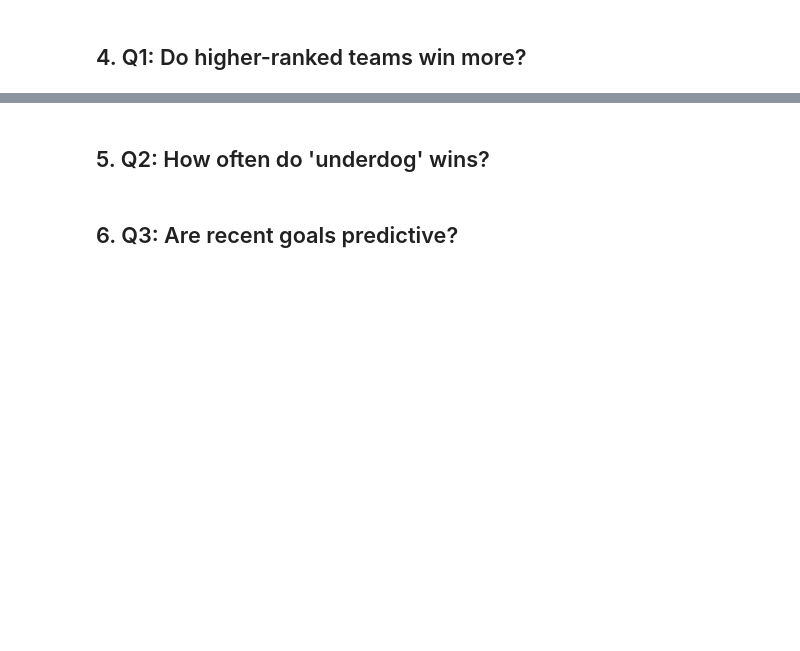
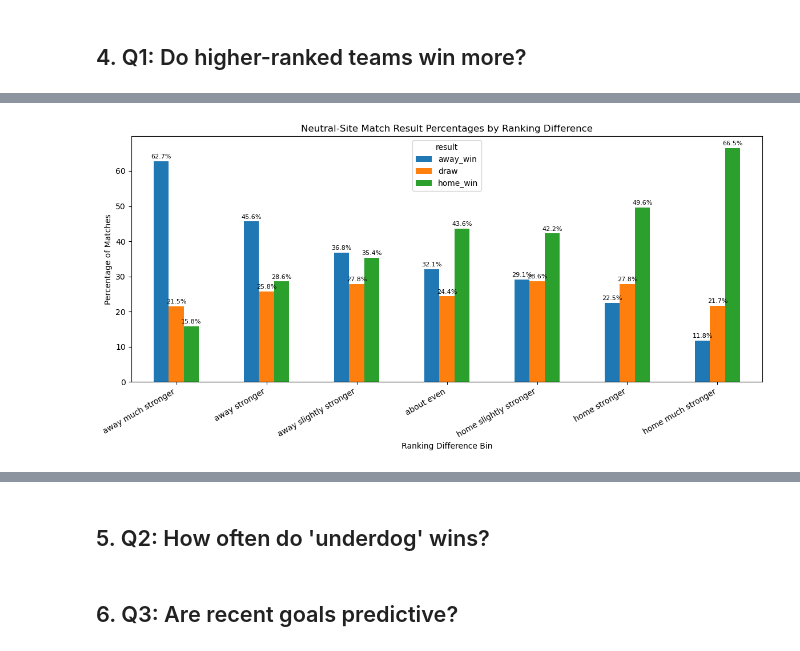
Before and after one commit to Alejandromarchesini12/fifa-worldcup-ml-simulation, a Jupyter notebook: notebooks/Phase2_Exploratory_Data_Analysis.ipynb, the cells around one changed output, grey strips where cells are left out. Drawn from its saved outputs; the diff is of its cells as text; code cells hidden in the pictures; blank space fills up the shorter version.

```diff
--- a/notebooks/Phase2_Exploratory_Data_Analysis.ipynb
+++ b/notebooks/Phase2_Exploratory_Data_Analysis.ipynb
@@ -119,0 +239,24 @@ display (data[[
+# %%
+# Repeating same logic as above for the neutral matches only
+neutral_only['rank_diff_bin'] = pd.cut(
+    neutral_only['rank_diff'],
+    bins=bins,
+    labels=labels,
+    include_lowest=True
+)
+
+neutral_q1_long = (
+    neutral_only.groupby("rank_diff_bin", observed=False)["result"]
+    .value_counts(normalize=True)
+    .rename("pct(%)") # Percentage of each result within each rank_diff_bin
+    .mul(100)
+    .reset_index()
+)
+
+neutral_q1_table = (
+    neutral_q1_long
+    .pivot(index="rank_diff_bin", columns="result", values="pct(%)")
+    .fillna(0) # Fill NaN values with 0
+)
+
+display(neutral_q1_table.round(2))
@@ -119,0 +287,20 @@ display (data[[
+# %%
+# plotting the neutral matches only
+ax = neutral_q1_table.plot(kind="bar", figsize=(12, 6))
+
+plt.title("Neutral-Site Match Result Percentages by Ranking Difference")
+plt.xlabel("Ranking Difference Bin")
+plt.ylabel("Percentage of Matches")
+plt.xticks(rotation=30, ha="right")
+
+for container in ax.containers:
+    labels_for_bars = [
+        f"{bar.get_height():.1f}%" if bar.get_height() > 0 else ""
+        for bar in container
+    ]
+    ax.bar_label(container, labels=labels_for_bars, padding=2, fontsize=8)
+
+plt.tight_layout()
+plt.show()
+# %% [output]
+[figure, added]
```
Also changed, not shown: parts of 9 cells of this notebook.
